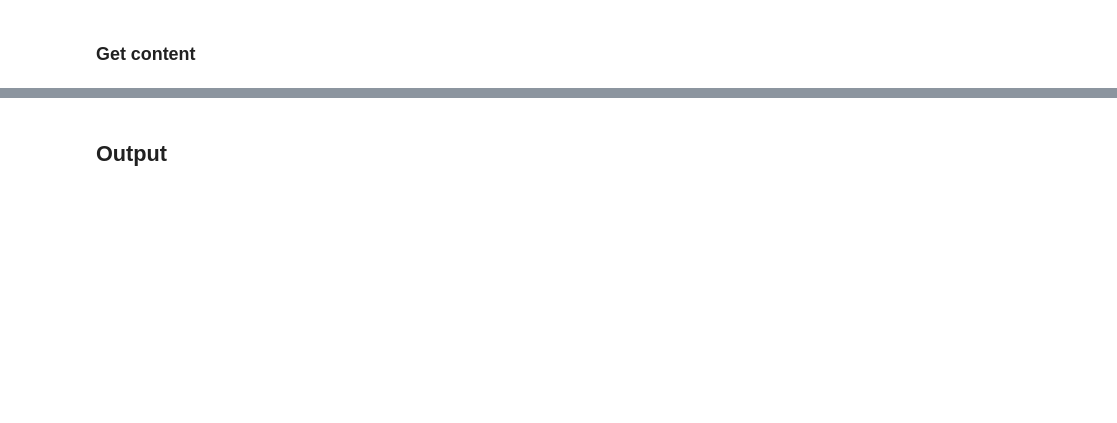
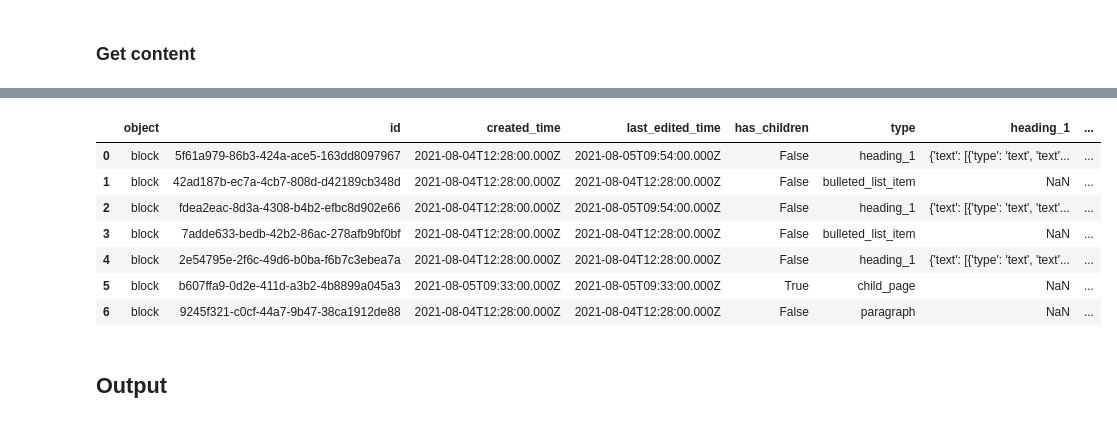
Before and after one commit to jupyter-naas/awesome-notebooks, a Jupyter notebook: Notion/Notion_Get_page.ipynb, the cells around one changed output, grey strips where cells are left out. Saved outputs shown, nothing was run; the diff lists cells and outputs as text; code cells hidden in the pictures; blank space fills up the shorter version.

Commit message:
fix: review table format

```diff
--- a/Notion/Notion_Get_page.ipynb
+++ b/Notion/Notion_Get_page.ipynb
@@ -224,5 +226,16 @@ pprint(content)
   'object': 'block',
   'paragraph': {'text': []},
   'type': 'paragraph'}]
+# %%
+pd.DataFrame(content)
+# %% [output]
+|  | object | id | created_time | last_edited_time | has_children | type | heading_1 | ... |
+| 0 | block | 5f61a979-86b3-424a-ace5-163dd8097967 | 2021-08-04T12:28:00.000Z | 2021-08-05T09:54:00.000Z | False | heading_1 | {'text': [{'type': 'text', 'text'... | ... |
+| 1 | block | 42ad187b-ec7a-4cb7-808d-d42189cb348d | 2021-08-04T12:28:00.000Z | 2021-08-04T12:28:00.000Z | False | bulleted_list_item | NaN | ... |
+| 2 | block | fdea2eac-8d3a-4308-b4b2-efbc8d902e66 | 2021-08-04T12:28:00.000Z | 2021-08-05T09:54:00.000Z | False | heading_1 | {'text': [{'type': 'text', 'text'... | ... |
+| 3 | block | 7adde633-bedb-42b2-86ac-278afb9bf0bf | 2021-08-04T12:28:00.000Z | 2021-08-04T12:28:00.000Z | False | bulleted_list_item | NaN | ... |
+| 4 | block | 2e54795e-2f6c-49d6-b0ba-f6b7c3ebea7a | 2021-08-04T12:28:00.000Z | 2021-08-04T12:28:00.000Z | False | heading_1 | {'text': [{'type': 'text', 'text'... | ... |
+| 5 | block | b607ffa9-0d2e-411d-a3b2-4b8899a045a3 | 2021-08-05T09:33:00.000Z | 2021-08-05T09:33:00.000Z | True | child_page | NaN | ... |
+| 6 | block | 9245f321-c0cf-44a7-9b47-38ca1912de88 | 2021-08-04T12:28:00.000Z | 2021-08-04T12:28:00.000Z | False | paragraph | NaN | ... |
 # %% [markdown]
 ## Output
```
Also changed, not shown: parts of 7 cells of this notebook.
